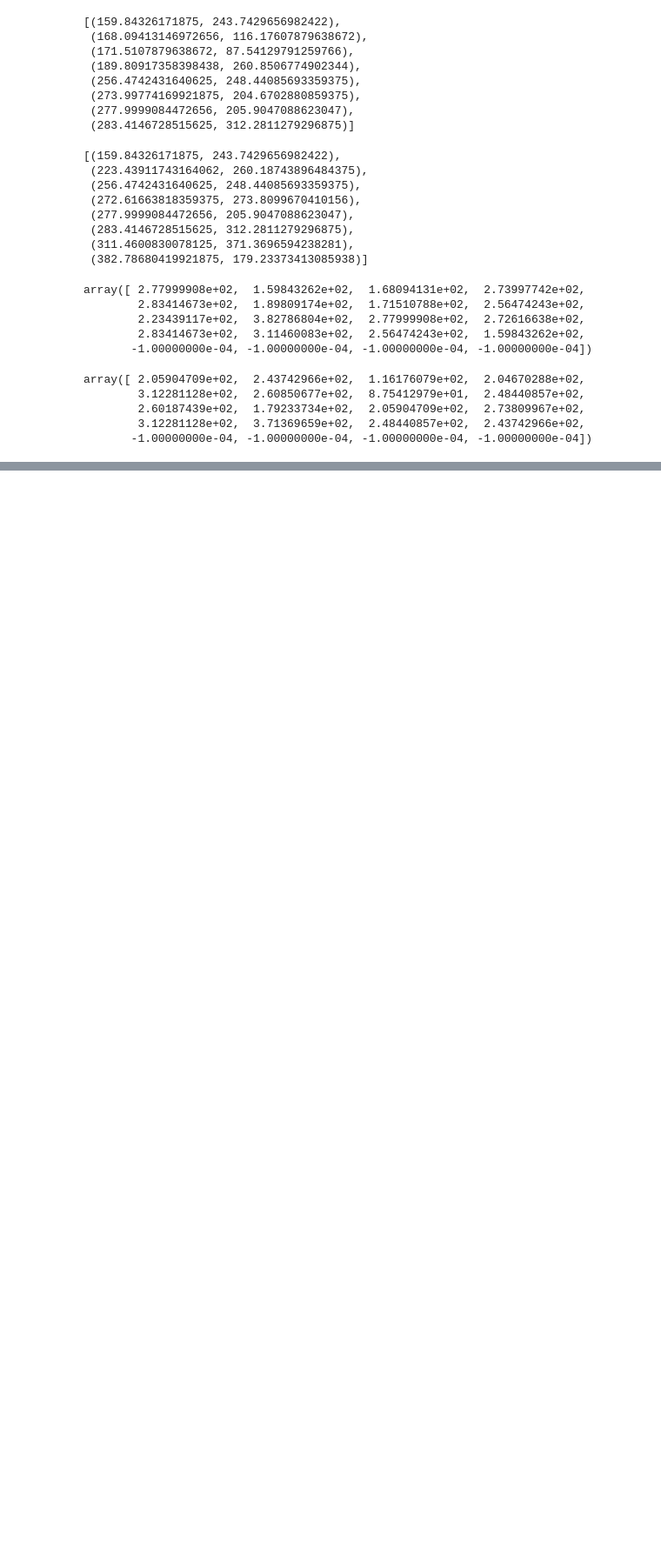
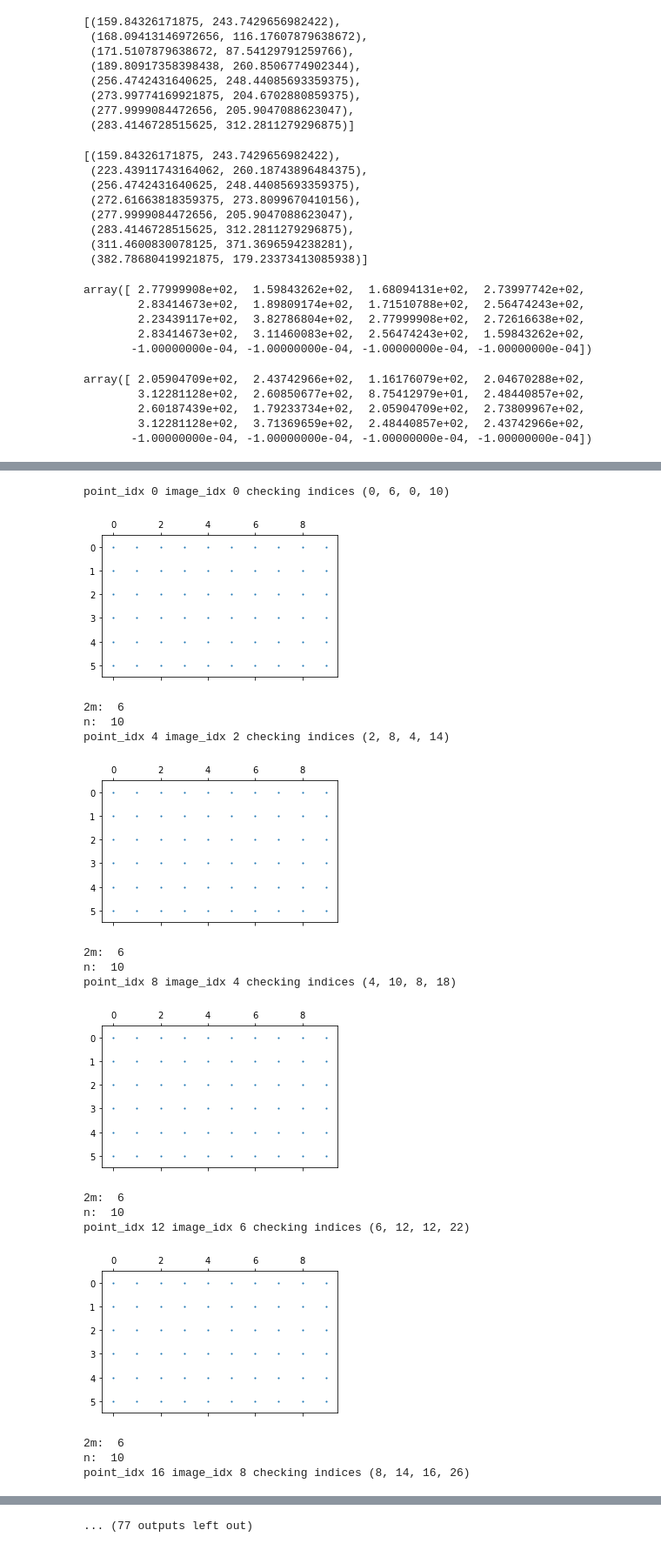
Before and after one commit to OlegBEZb/CV2_UVA_assignments, a Jupyter notebook: assignment2/src/detailed_experiments.ipynb, the cells around one changed output, grey strips where cells are left out. Shown at 87% size. Drawn from its saved outputs; the diff is of its cells as text; code cells hidden in the pictures; blank space fills up the shorter version.

```diff
--- a/assignment2/src/detailed_experiments.ipynb
+++ b/assignment2/src/detailed_experiments.ipynb
@@ -446,0 +477,34 @@ array([ 2.05904709e+02,  2.43742966e+02,  1.16176079e+02,  2.04670288e+02,
+# %%
+frame_shape = (6, 10)
+s_list = []
+for point_idx, image_idx in enumerate(range(0, PVM.shape[0]-10, 2)):
+    point_idx = point_idx*4
+    print('point_idx', point_idx, 'image_idx', image_idx,
+          f'checking indices {image_idx,image_idx+frame_shape[0], point_idx,point_idx+frame_shape[1]}')
+
+    plt.figure(figsize=(6, 3))
+    plt.spy(gt_pvm[image_idx:image_idx+frame_shape[0],
+                point_idx:point_idx+frame_shape[1]], precision=1e-4, markersize=1)
+    plt.show()
+
+    S = factorize_and_stitch(gt_pvm[image_idx:image_idx+frame_shape[0],
+                                 point_idx:point_idx+frame_shape[1]])
+    s_list.append(S)
+# %% [output]
+point_idx 0 image_idx 0 checking indices (0, 6, 0, 10)
+[figure, added]
+2m:  6
+n:  10
+point_idx 4 image_idx 2 checking indices (2, 8, 4, 14)
+[figure, added]
+2m:  6
+n:  10
+point_idx 8 image_idx 4 checking indices (4, 10, 8, 18)
+[figure, added]
+2m:  6
+n:  10
+point_idx 12 image_idx 6 checking indices (6, 12, 12, 22)
+[figure, added]
+2m:  6
+n:  10
+point_idx 16 image_idx 8 checking indices (8, 14, 16, 26)
@@ -446,0 +516 @@ array([ 2.05904709e+02,  2.43742966e+02,  1.16176079e+02,  2.04670288e+02,
+... (77 outputs left out)
```
Also changed, not shown: parts of 17 cells of this notebook, 1 other file.
